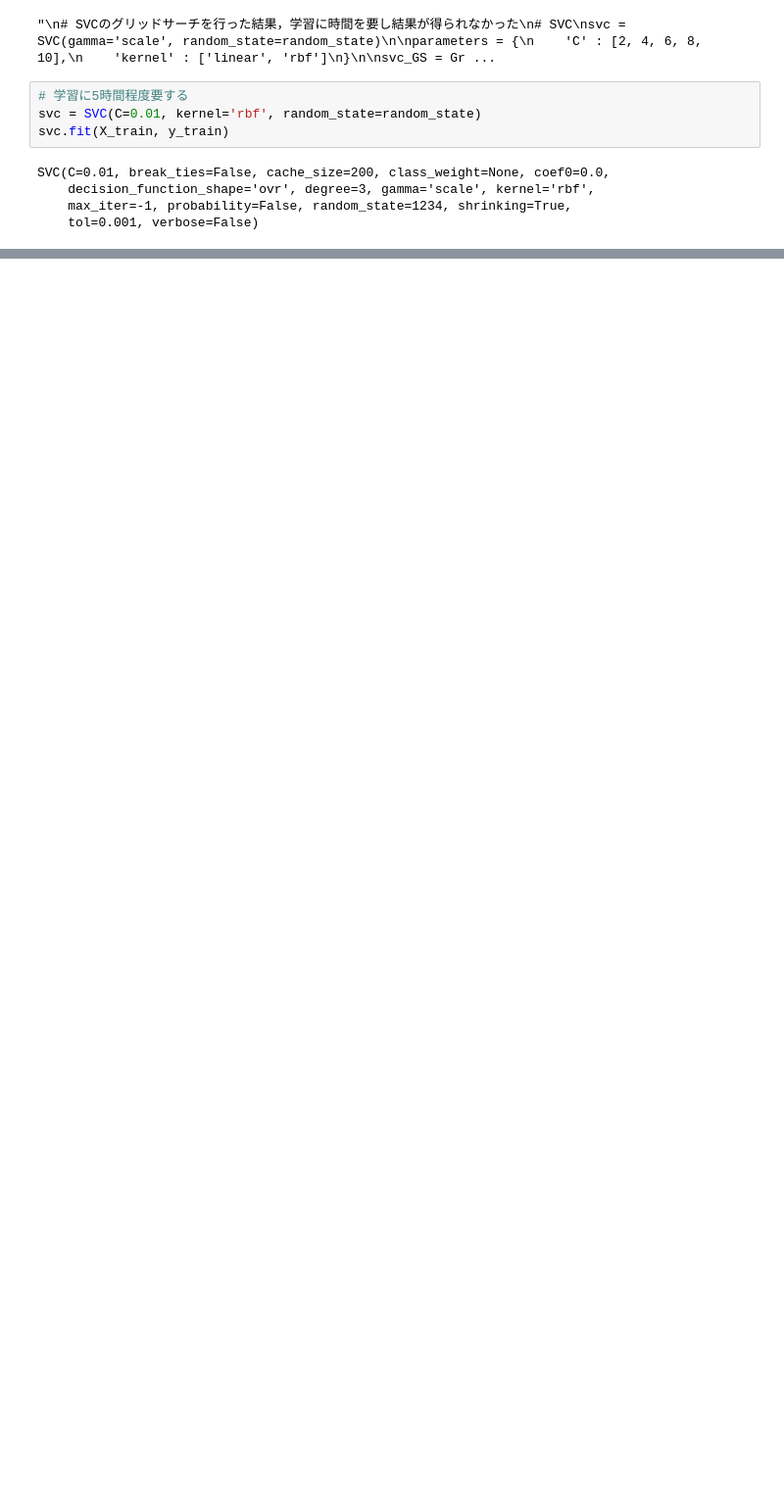
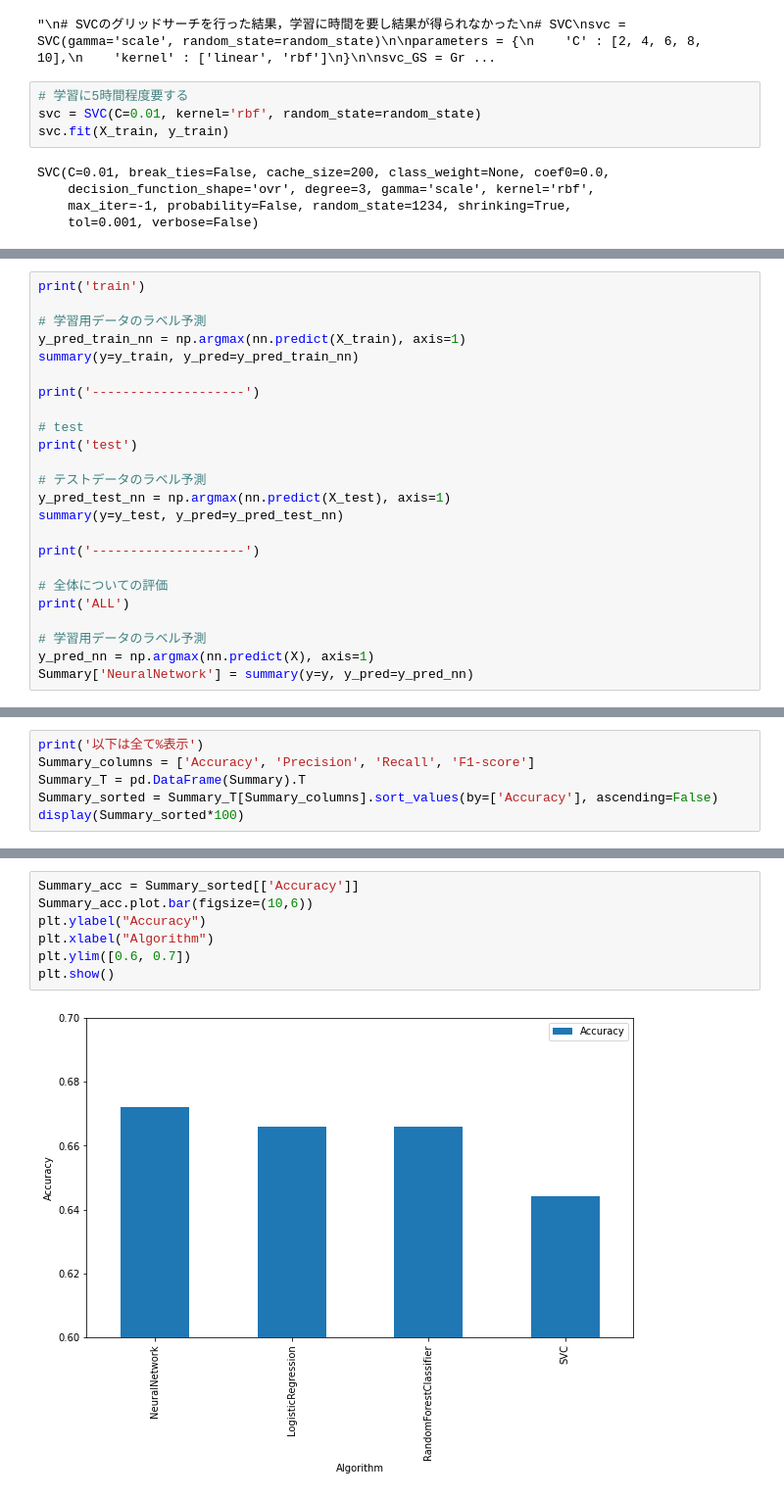
Before and after one commit to TSk-s/Intern, a Jupyter notebook: kickstarter_classification_1.ipynb, the cells around one changed output, grey strips where cells are left out. Shown at 98% size. Saved outputs shown, nothing was run; the diff lists cells and outputs as text; blank space fills up the shorter version.

```diff
--- a/kickstarter_classification_1.ipynb
+++ b/kickstarter_classification_1.ipynb
@@ -1978,0 +2202,24 @@ SVCの学習データに対する結果とテストデータに対する結果
+# %%
+print('train')
+
+# 学習用データのラベル予測
+y_pred_train_nn = np.argmax(nn.predict(X_train), axis=1)
+summary(y=y_train, y_pred=y_pred_train_nn)
+
+print('--------------------')
+
+# test
+print('test')
+
+# テストデータのラベル予測
+y_pred_test_nn = np.argmax(nn.predict(X_test), axis=1)
+summary(y=y_test, y_pred=y_pred_test_nn)
+
+print('--------------------')
+
+# 全体についての評価
+print('ALL')
+
+# 学習用データのラベル予測
+y_pred_nn = np.argmax(nn.predict(X), axis=1)
+Summary['NeuralNetwork'] = summary(y=y, y_pred=y_pred_nn)
@@ -1978,0 +2255,6 @@ SVCの学習データに対する結果とテストデータに対する結果
+# %%
+print('以下は全て%表示')
+Summary_columns = ['Accuracy', 'Precision', 'Recall', 'F1-score']
+Summary_T = pd.DataFrame(Summary).T
+Summary_sorted = Summary_T[Summary_columns].sort_values(by=['Accuracy'], ascending=False)
+display(Summary_sorted*100)
@@ -1978,0 +2268,9 @@ SVCの学習データに対する結果とテストデータに対する結果
+# %%
+Summary_acc = Summary_sorted[['Accuracy']]
+Summary_acc.plot.bar(figsize=(10,6))
+plt.ylabel("Accuracy")
+plt.xlabel("Algorithm")
+plt.ylim([0.6, 0.7])
+plt.show()
+# %% [output]
+[figure, added]
```
Also changed, not shown: parts of 28 cells of this notebook.
